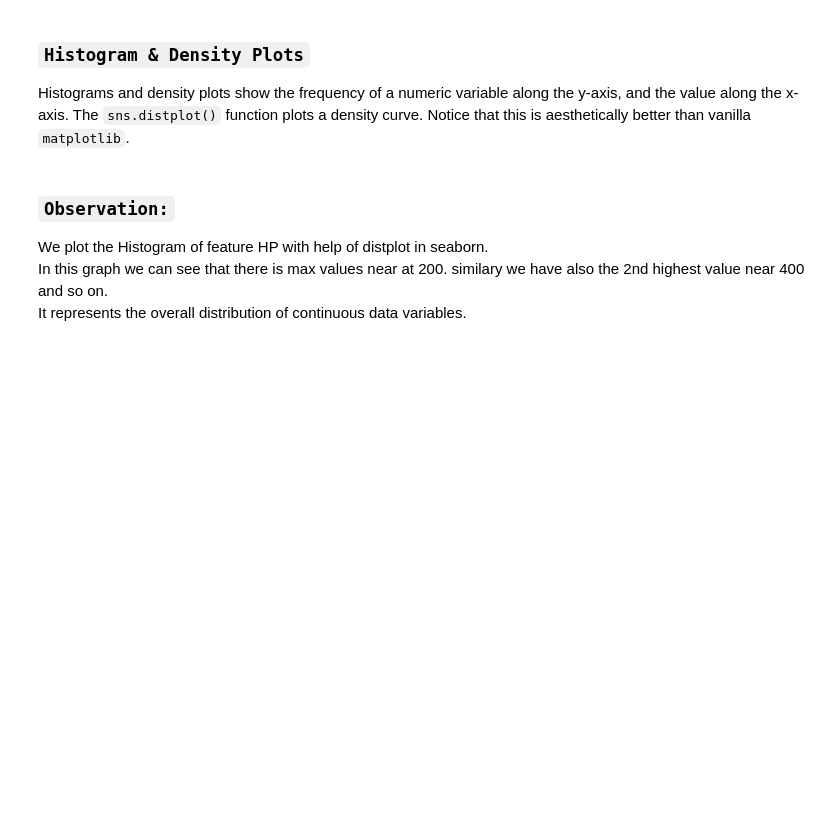
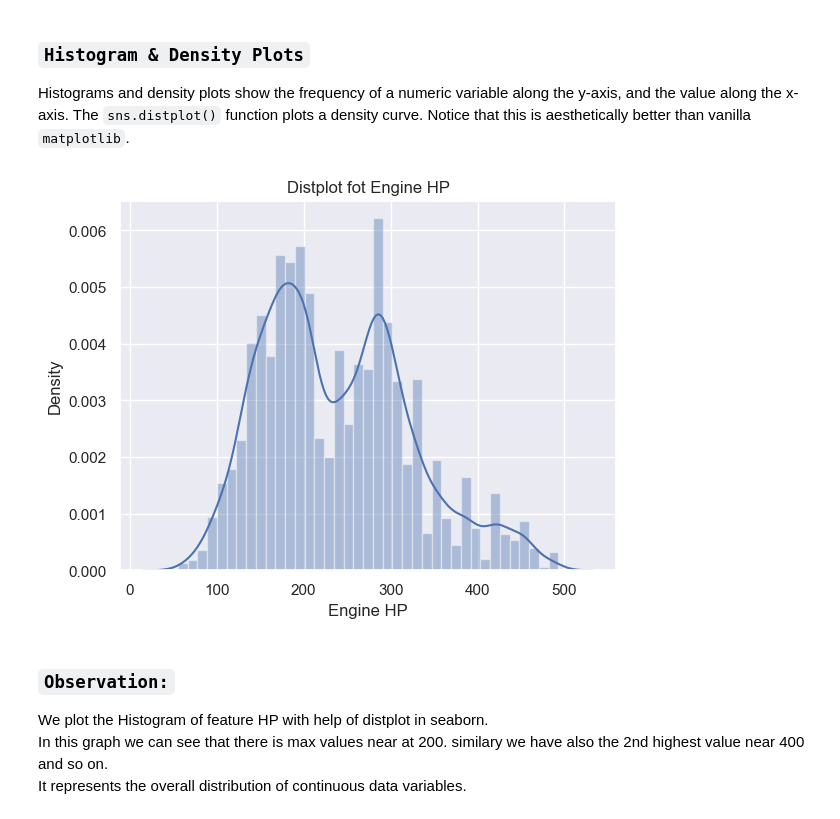
Before and after one commit to Jatinvish01/Projects, a Jupyter notebook: Cars data EDA/EDA_Assignment_Day_14.ipynb, the cells around one changed output. Cells and saved outputs as stored; diff of their text form; code cells hidden in the pictures; blank space fills up the shorter version.

````diff
--- a/Cars data EDA/EDA_Assignment_Day_14.ipynb
+++ b/Cars data EDA/EDA_Assignment_Day_14.ipynb
@@ -374,6 +440,12 @@ Do you know? you have just now already explored one univariate plot. guess which
 Histograms and density plots show the frequency of a numeric variable along the y-axis, and the value along the x-axis. The ```sns.distplot()``` function plots a density curve. Notice that this is aesthetically better than vanilla ```matplotlib```.
 # %%
 #ploting distplot for variable HP
+
+sns.distplot(df['Engine HP'])
+plt.title('Distplot fot Engine HP')
+plt.show()
+# %% [output]
+[figure, added]
 # %% [markdown]
 ### **`Observation:`**
 We plot the Histogram of feature HP with help of distplot in seaborn.<br>
````
Also changed, not shown: parts of 8 cells of this notebook.
